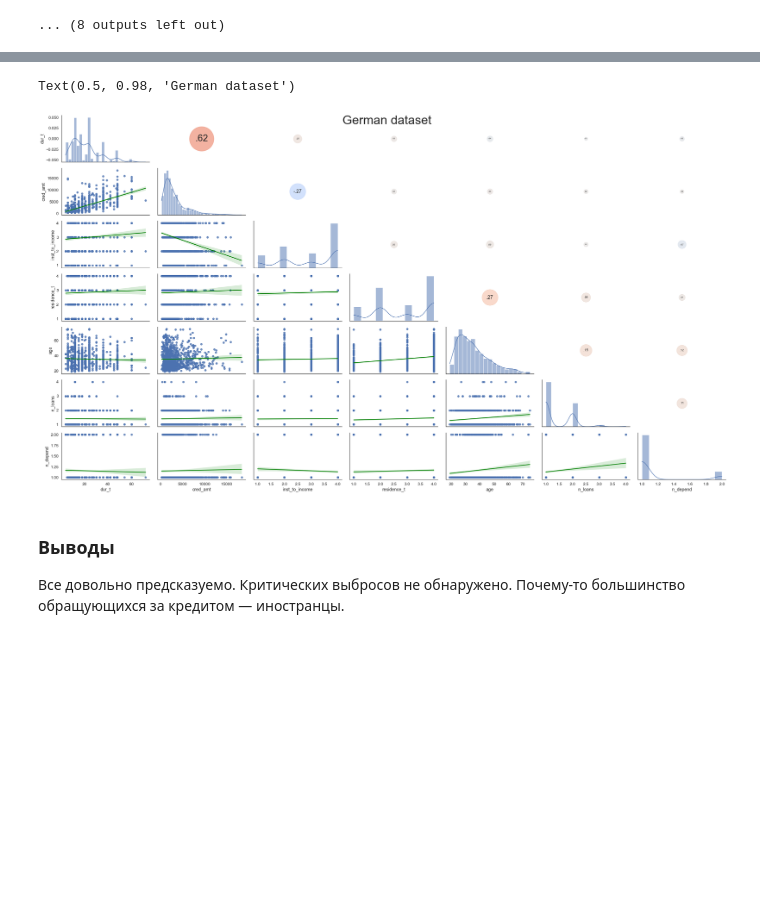
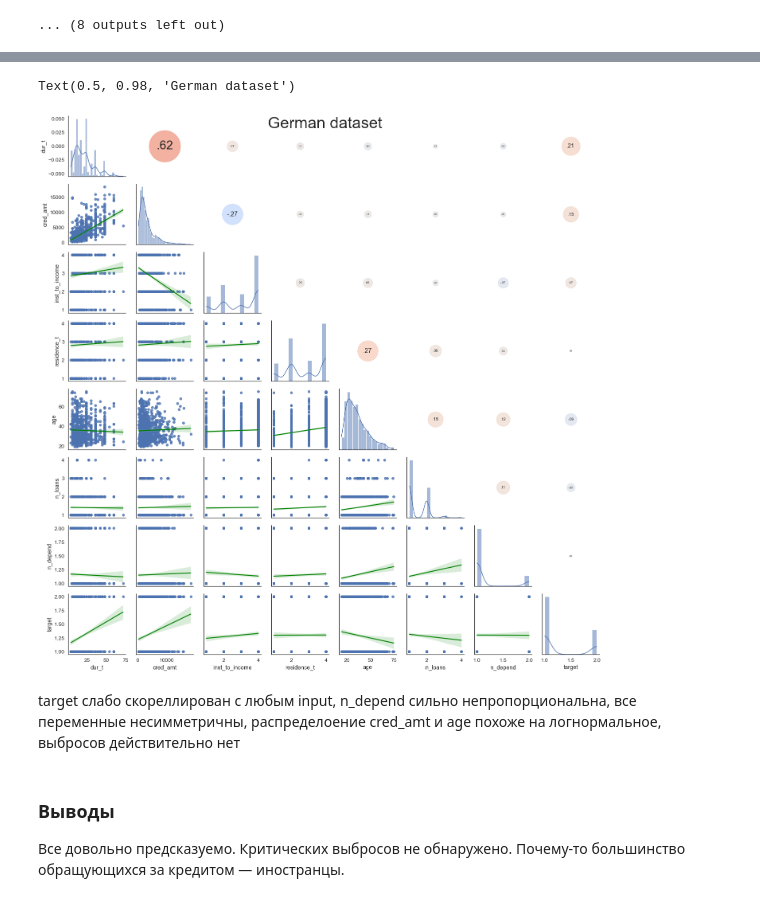
Before and after one commit to uasek/credit_scoring_project, a Jupyter notebook: datasets/01_german/01_german.ipynb, the cells around one changed output, grey strips where cells are left out. Drawn from its saved outputs; the diff is of its cells as text; code cells hidden in the pictures; blank space fills up the shorter version.

```diff
--- a/datasets/01_german/01_german.ipynb
+++ b/datasets/01_german/01_german.ipynb
@@ -299,25 +310,27 @@ X_cat.describe()
 # %%
 def corrdot(*args, **kwargs):
     corr_r = args[0].corr(args[1], 'pearson')
     corr_text = f"{corr_r:2.2f}".replace("0.", ".")
     ax = plt.gca()
     ax.set_axis_off()
     marker_size = abs(corr_r) * 10000 #Size of circles depens on correlations
     ax.scatter([.5], [.5], marker_size, [corr_r], alpha=0.6, cmap="coolwarm",
                vmin=-1, vmax=1, transform=ax.transAxes) #Color depend on corr
     font_size = abs(corr_r) * 40 + 5 #Font depend on correlation
     ax.annotate(corr_text, [.5, .5,],  xycoords="axes fraction",
                 ha='center', va='center', fontsize=font_size)
 
 sns.set(style='white', font_scale=1.2)
-plot = sns.PairGrid(X_cat, aspect=1.8, diag_sharey=False)
+plot = sns.PairGrid(df, aspect=1, diag_sharey=False)
 plot.map_lower(sns.regplot, line_kws={'color': 'green'})#Trends are linear and green with CI, so that to suspect nonlimearity
 plot.map_diag(sns.histplot, kde=True)
 plot.map_upper(corrdot)
 plot.fig.suptitle("German dataset", size = 40) #Title
 # %% [output]
 Text(0.5, 0.98, 'German dataset')
-[figure, old version]
+[figure, new version]
+# %% [markdown]
+target слабо скореллирован с любым input, n_depend сильно непропорциональна, все переменные несимметричны, распределоение cred_amt и age похоже на логнормальное, выбросов действительно нет
 # %% [markdown]
 ### Выводы
 
```
Also changed, not shown: parts of 2 cells of this notebook, 1 other file.
